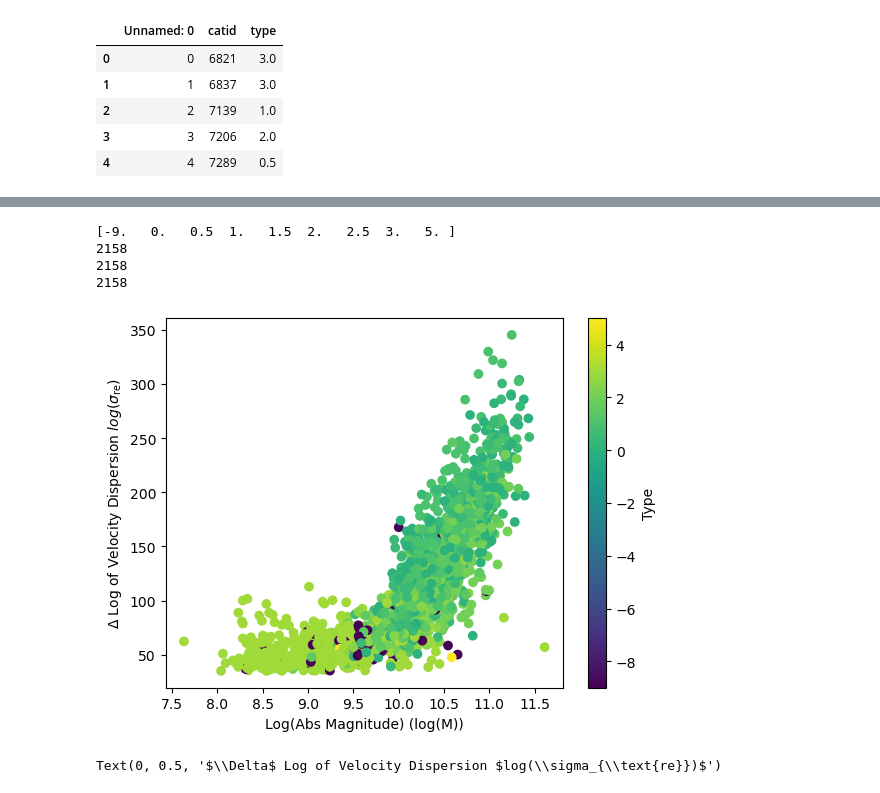
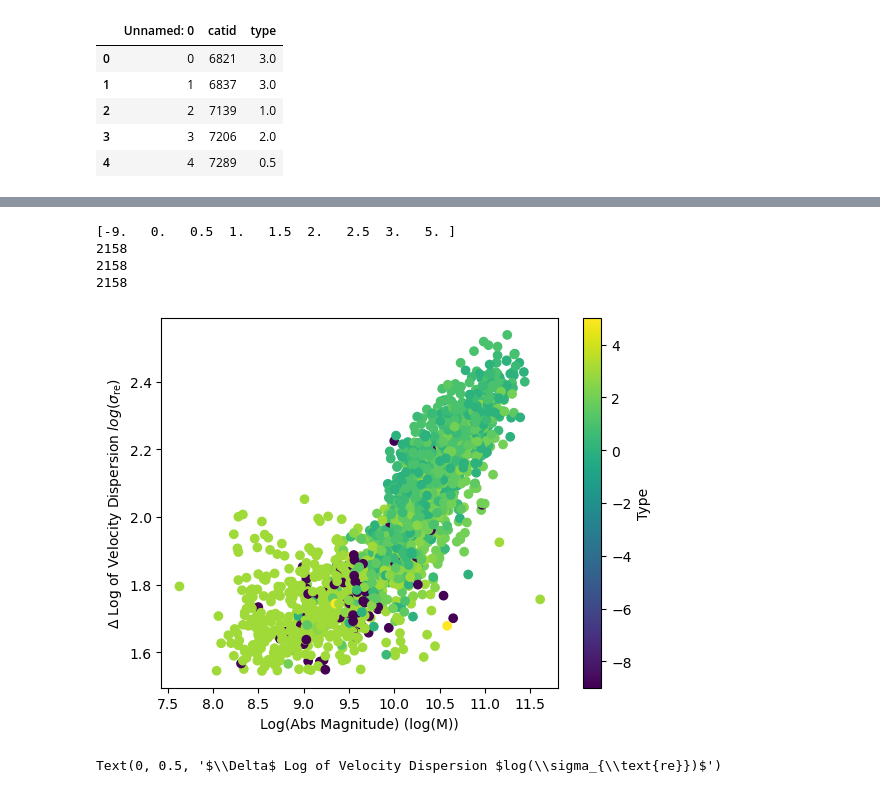
Before and after one commit to lina-pp/PHYS3116_Group3, a Jupyter notebook: Faber-Jackson.ipynb, the cells around one changed output, grey strips where cells are left out. Saved outputs shown, nothing was run; the diff lists cells and outputs as text; code cells hidden in the pictures.

```diff
--- a/Faber-Jackson.ipynb
+++ b/Faber-Jackson.ipynb
@@ -159,25 +164,25 @@ cbar.set_label('Type')
 # %%
 skiprow, catid, type, sigma_re, mstar = np.loadtxt('cleaned_data_all.txt', unpack=True)
 
 print(np.unique(type))
 print(len(sigma_re))
 print(len(type))
 print(len(mstar))
 plt.scatter(
     mstar,
-    sigma_re,
+    np.log10(sigma_re),
     c=type
 )
 
 plt.xlabel("Log(Abs Magnitude) (log(M))")
 plt.ylabel("$\\Delta$ Log of Velocity Dispersion $log(\\sigma_{\\text{re}})$")
 cbar = plt.colorbar()
 cbar.set_label('Type')
 # %% [output]
 [-9.   0.   0.5  1.   1.5  2.   2.5  3.   5. ]
 2158
 2158
 2158
-[figure, old version]
+[figure, new version]
 # %%
 # this could be a residuals
```
Also changed, not shown: parts of 3 cells of this notebook.
